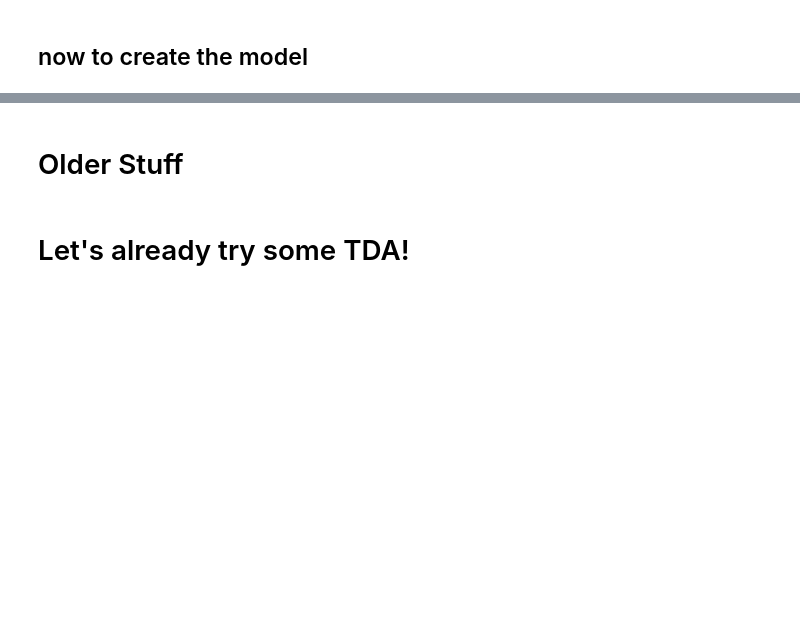
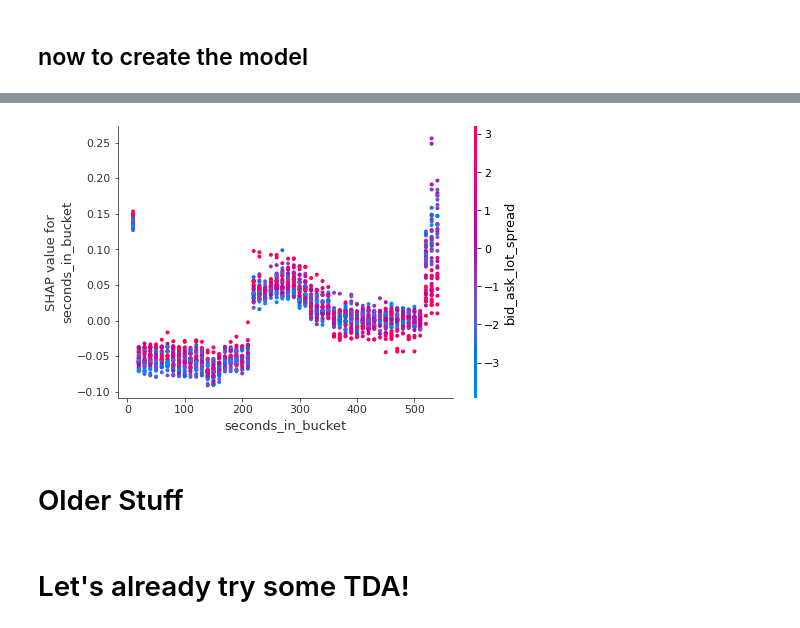
Before and after one commit to tdore738/trading_at_the_close, a Jupyter notebook: Workspace/TDA_zone/playing_with_data.ipynb, the cells around one changed output, grey strips where cells are left out. Cells and saved outputs as stored; diff of their text form; code cells hidden in the pictures; blank space fills up the shorter version.

```diff
--- a/Workspace/TDA_zone/playing_with_data.ipynb
+++ b/Workspace/TDA_zone/playing_with_data.ipynb
@@ -194,7 +194,7 @@ for dt in y_wide.index.get_level_values('seconds_in_bucket').unique()[wapSwitch:
 ## One stock's target, one stock's feature
 # %%
 ## pick a stock, say...
-STOCK = 145
+STOCK = 101
 # we'll try xgboost
 # but first, let's create the data we'll need and take a looksie
 #wait this actually looks into the future apparently
@@ -734,3 +740,7 @@ shap.dependence_plot("bid_ask_lot_spread", shap_values, valid_X_up)
+# %%
+shap.dependence_plot("seconds_in_bucket", shap_values, valid_X_up)
+# %% [output]
+[figure, added]
 # %% [markdown]
 # Older Stuff
 # %%
```
Also changed, not shown: parts of 69 cells of this notebook.
